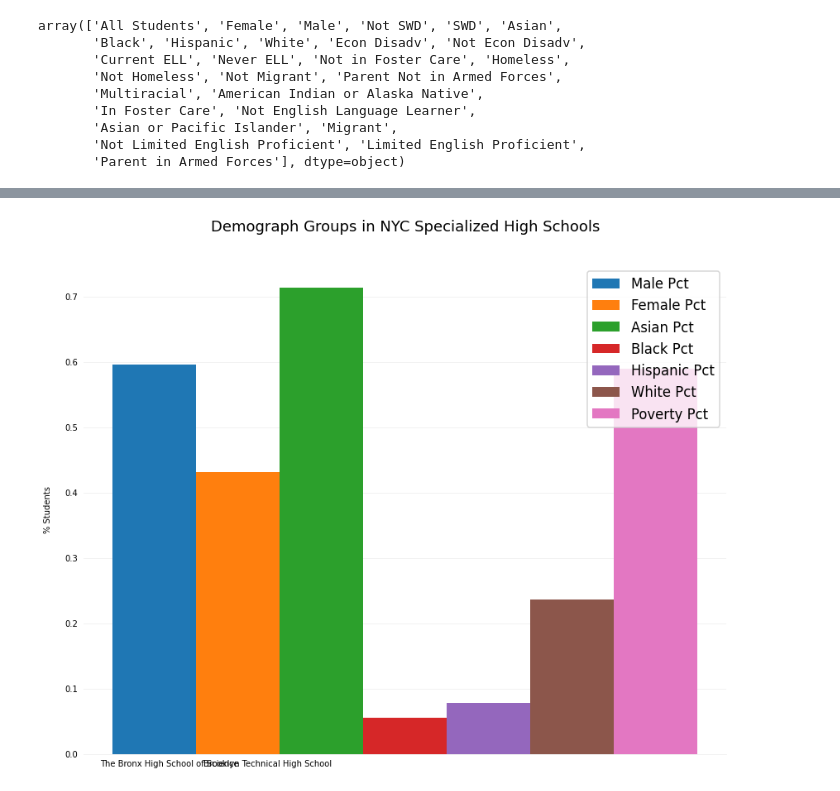
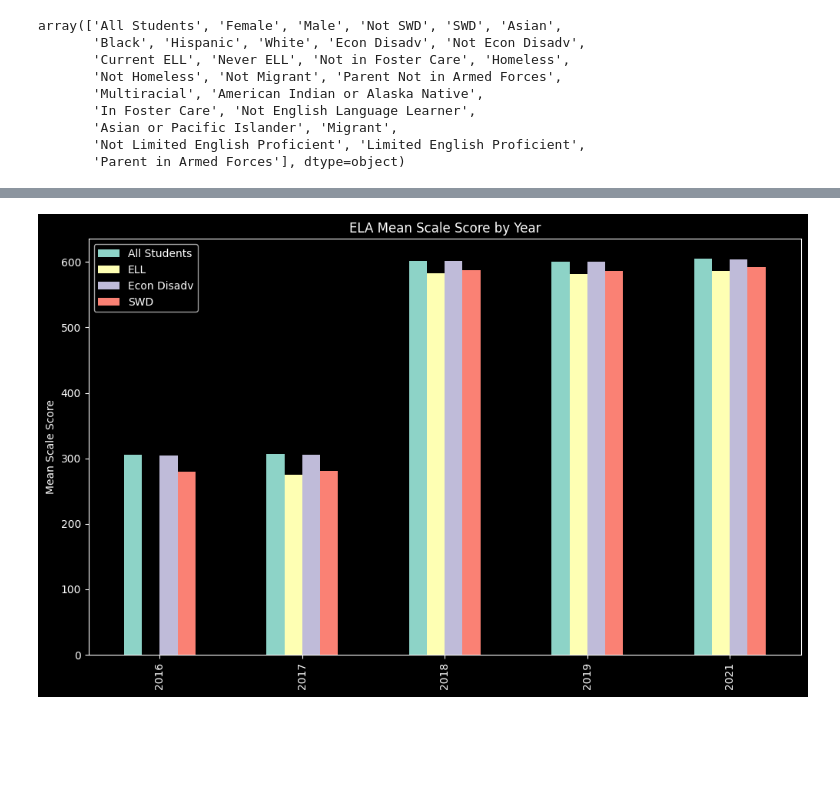
Before and after one commit to adelphi-ed-tech/nycschools, a Jupyter notebook: book/nb/03-Graphs-and-Charts/02-grouped-bar-chart.ipynb, the cells around one changed output, grey strips where cells are left out. Saved outputs shown, nothing was run; the diff lists cells and outputs as text; code cells hidden in the pictures; blank space fills up the shorter version.

```diff
--- a/book/nb/03-Graphs-and-Charts/02-grouped-bar-chart.ipynb
+++ b/book/nb/03-Graphs-and-Charts/02-grouped-bar-chart.ipynb
@@ -110,10 +122,9 @@ data
 # %%
-fig, ax = plt.subplots(figsize=(10, 6))
-fig.tight_layout()
 
-# data.plot(ax=ax, kind="bar", x="School", stacked=False,
-#           rot=80, title="Student Demographics by School", xlabel="", ylabel="Percent of Students")
+data = pd.pivot(scores, index=['test_year'], columns='category', values=['mean_scale_score'])
 
-data.plot(ax, kind="bar", x="test_year", y="mean_scale_score", stacked=False,
-              title="Mean Scale Scores by Exam", xlabel="", ylabel="Mean Scale Score")
+# flatten the index and rename the columns
+data = data.reset_index()
+data.columns = ["Test Year", "All Students", "ELL","Econ Disadv", "SWD"]
+data
 # %% [output]
@@ -255,52 +137,8 @@ SyntaxError: invalid syntax (1785676820.py, line 31)
-# %%
-bar_cols = cols[3:]
-data = special.copy()
-x_label = "school_name"
-
-def plot_group_bars(data, bar_cols, x_cols, y_label, title=""):
-    # get the tick marks for the x access
-    x = np.arange(len(bar_cols))
-
-    # instead of plotting the dataframe, get the figure and axis components from the plot
-    fig, ax = plt.subplots(figsize=(12, 9))
-
-    # the bar width in inches
-    w = .17
-
-    # add the bars
-    for i, bar in enumerate(bar_cols, 1):
-#         print(x*i*w)
-        ax.bar(i*w, data[bar], width=w, label=ui.nice_name(bar))
-
-    # set the x-ticks to the middle of the bar groups and add labels
-#     ax.set_xticks(x + (w * len(bar_cols)) / 2)
-    ax.set_xticklabels(data[x_cols])
-
-    sns.set_context('talk')
-
-    # Set the y-axis label
-    ax.set_ylabel(y_label, labelpad=15)
-
-    # Axis styling.
-    ax.spines['top'].set_visible(False)
-    ax.spines['right'].set_visible(False)
-    ax.spines['left'].set_visible(False)
-    ax.spines['bottom'].set_color('#efefef')
-    ax.tick_params(bottom=False, left=False)
-    ax.set_axisbelow(True)
-    ax.yaxis.grid(True, color='#efefef')
-    ax.xaxis.grid(False)
-
-    ax.legend()
-    fig.tight_layout()
-    ax.set_title(title, pad=40)
-    plt.show()
-
-plot_group_bars(data, cols[3:], "school_name", "% Students", "Demograph Groups in NYC Specialized High Schools")
-
-# x = np.arange(4)
-# w = .17
-# for bar, i in enumerate(bar_cols, 1):
-#     print(x)
-# %% [output]
-[figure, removed]
+# %%
+# now that our data is in the right format we can plot it
+fig, ax = plt.subplots(figsize=(10, 6))
+fig.tight_layout()
+_ = data.plot(ax=ax, kind="bar", x="Test Year", stacked=False,
+              title="ELA Mean Scale Score by Year", xlabel="", ylabel="Mean Scale Score")
+# %% [output]
+[figure, added]
```
Also changed, not shown: parts of 12 cells of this notebook.
